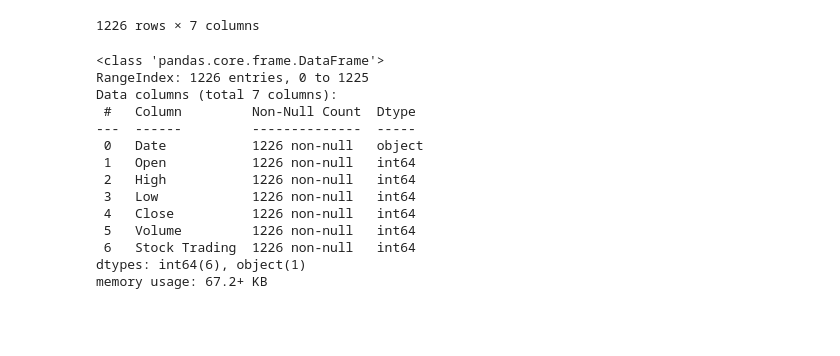
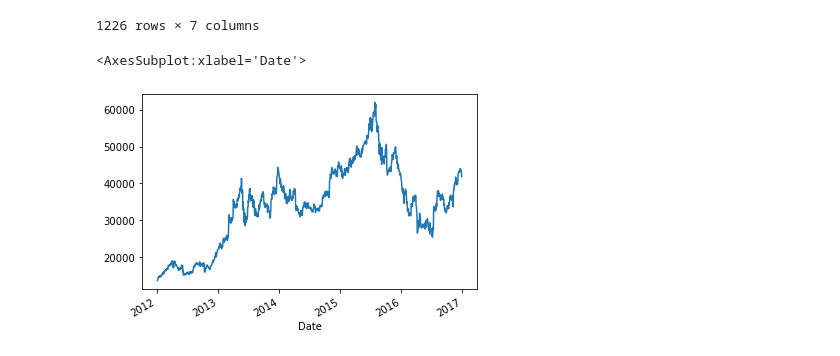
Before and after one commit to isoori/uniqlu, a Jupyter notebook: Untitled.ipynb, the cells around one changed output. Saved outputs shown, nothing was run; the diff lists cells and outputs as text; code cells hidden in the pictures; blank space fills up the shorter version.

```diff
--- a/Untitled.ipynb
+++ b/Untitled.ipynb
@@ -18,20 +18,12 @@ df
 | 1224 | 2012-01-05 | 13720 | 13840 | 13600 | 13800 | 511500 | 7030811000 |
 | 1225 | 2012-01-04 | 14050 | 14050 | 13700 | 13720 | 559100 | 7719804000 |
 1226 rows × 7 columns
+# %%
+df['Date'] = pd.to_datetime(df['Date'])
+# %%
+df.set_index('Date',inplace=True)
 # %%
-df[]
+df['Close'].plot()
 # %% [output]
-<class 'pandas.core.frame.DataFrame'>
-RangeIndex: 1226 entries, 0 to 1225
-Data columns (total 7 columns):
- #   Column         Non-Null Count  Dtype
----  ------         --------------  -----
- 0   Date           1226 non-null   object
- 1   Open           1226 non-null   int64
- 2   High           1226 non-null   int64
- 3   Low            1226 non-null   int64
- 4   Close          1226 non-null   int64
- 5   Volume         1226 non-null   int64
- 6   Stock Trading  1226 non-null   int64
-dtypes: int64(6), object(1)
-memory usage: 67.2+ KB
+<AxesSubplot:xlabel='Date'>
+[figure, added]
```
Also changed, not shown: parts of 5 cells of this notebook.
